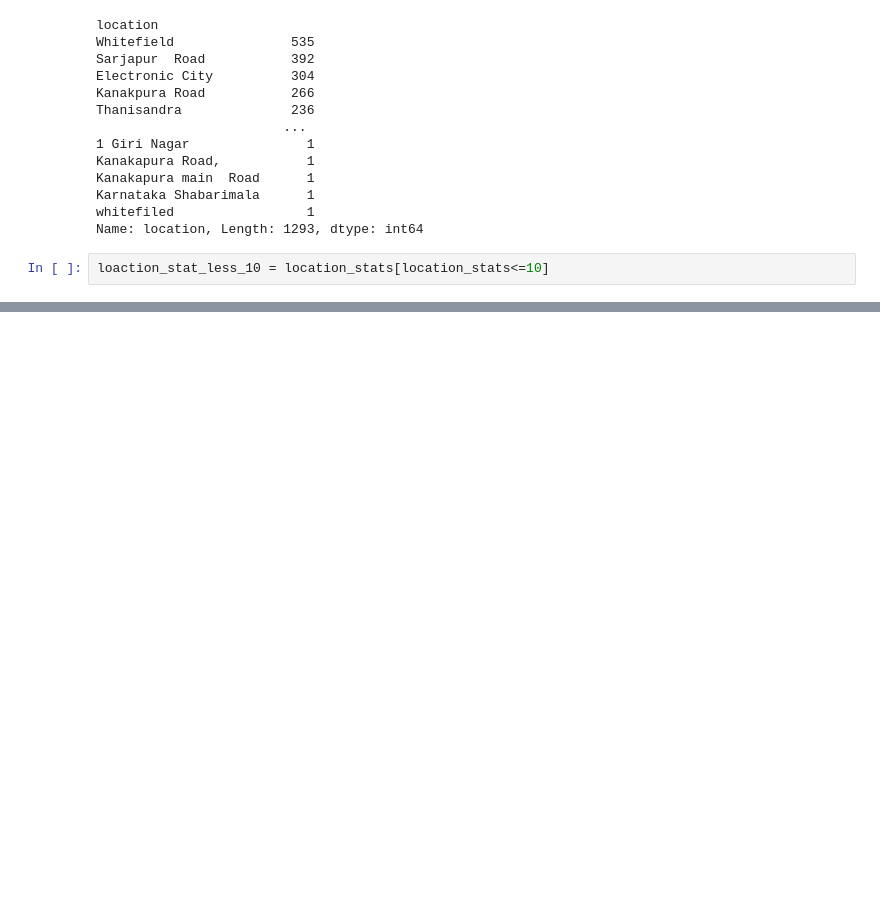
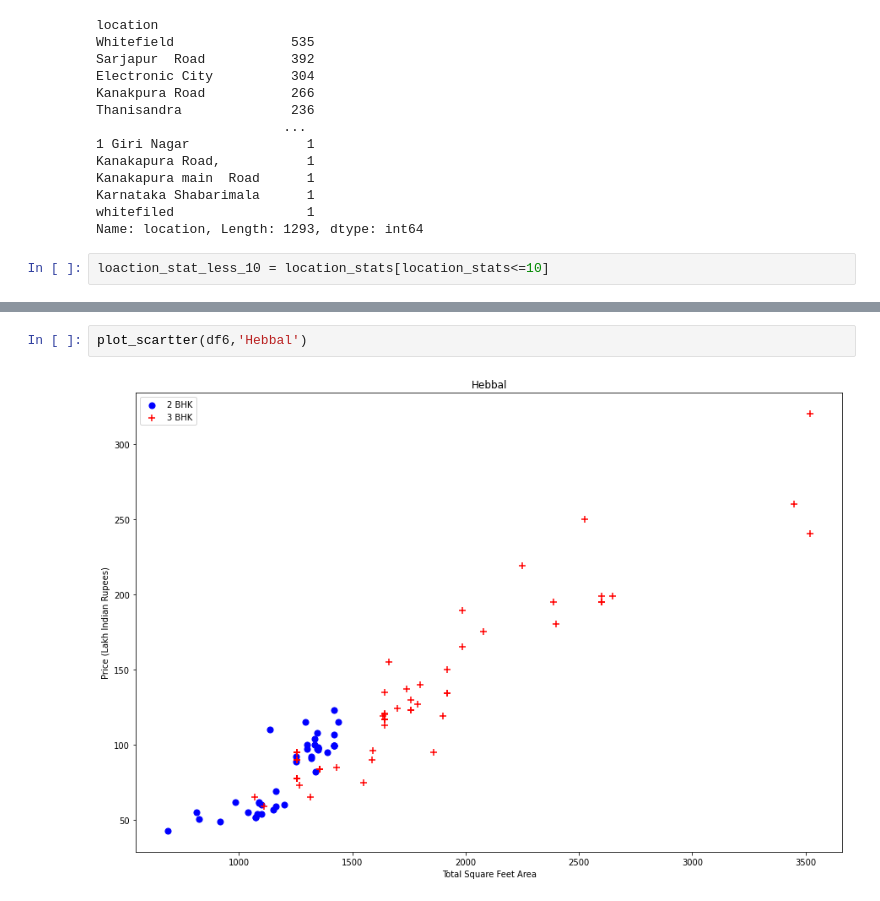
Before and after one commit to WazedKhan/Real-Estate-Price-Prediction, a Jupyter notebook: Price Prediction.ipynb, the cells around one changed output, grey strips where cells are left out. Cells and saved outputs as stored; diff of their text form; blank space fills up the shorter version.

```diff
--- a/Price Prediction.ipynb
+++ b/Price Prediction.ipynb
@@ -224,0 +294,4 @@ df4.sample(20)
+# %%
+plot_scartter(df6,'Hebbal')
+# %% [output]
+[figure, added]
```
Also changed, not shown: parts of 25 cells of this notebook.
